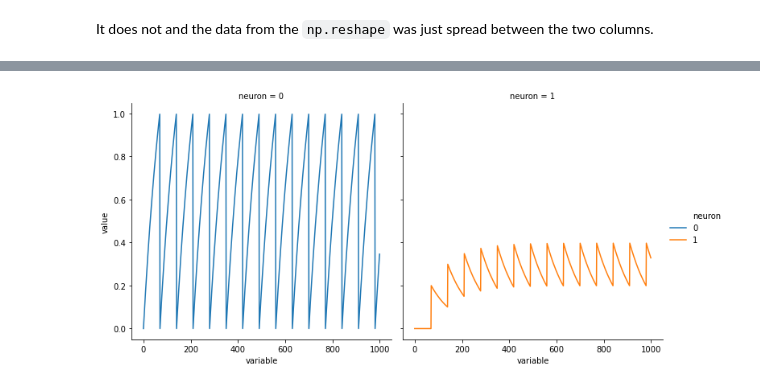
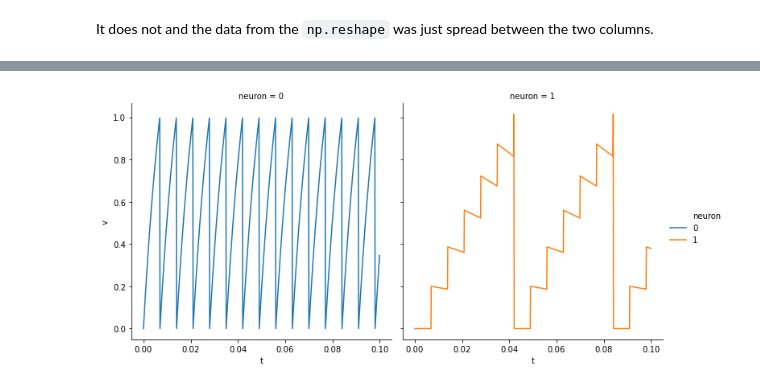
Before and after one commit to linusconrad/neurodynamics-learning, a Jupyter notebook: Linus-neurodyn-notes.ipynb, the cells around one changed output, grey strips where cells are left out. Saved outputs shown, nothing was run; the diff lists cells and outputs as text; code cells hidden in the pictures.

```diff
--- a/Linus-neurodyn-notes.ipynb
+++ b/Linus-neurodyn-notes.ipynb
@@ -680,21 +680,21 @@ sns.scatterplot(x = 't_ms', y = 'neuron', data = tidy_spike(Mnew), alpha = 0.5,
 # Synapses
 # %%
 start_scope()
-
+del(tau)
 eqs = '''
-dv/dt = (asym-v)/tau : 1
-asym : 1
-taun : second
+dv/dt = (I-v)/tau : 1
+I : 1
+tau : second
 '''
 G = NeuronGroup(2, eqs, threshold='v>1', reset='v = 0', method='exact')
-G.asym = [2, 0]
-G.taun = [10, 100]*ms
+G.I = [2, 0]
+G.tau = [10, 100]*ms
 
 # Comment these two lines out to see what happens without Synapses
 S = Synapses(G, G, on_pre='v_post += 0.2')
 S.connect(i=0, j=1)
 
-Mstate = StateMonitor(G, 'v', record=True)
+M = StateMonitor(G, 'v', record=True)
 
 run(100*ms)
 # %% [markdown]
@@ -768,9 +782,23 @@ test = test.melt(id_vars = 'neuron')
+# %%
+# alternatively transpose, join time axis then melt
+#start over with the wide one
+test = pd.DataFrame(np.array(M.v))
+test = test.transpose()
+test.index.name = 't_dummy'
+test['t'] = pd.Series(np.array(M.t))
+
+# this does the job
+test = pd.melt(test,
+               value_vars = [0,1],
+               id_vars = ['t'],
+               var_name = "neuron",
+               value_name = 'v')
 # %%
-sns.relplot(x = 'variable',
-            y = 'value',
+sns.relplot(x = 't',
+            y = 'v',
             hue = "neuron",
             col = "neuron",
             kind = "line",
             data = test);
 # %% [output]
-[figure, old version]
+[figure, new version]
```
Also changed, not shown: parts of 23 cells of this notebook, 2 other files.
